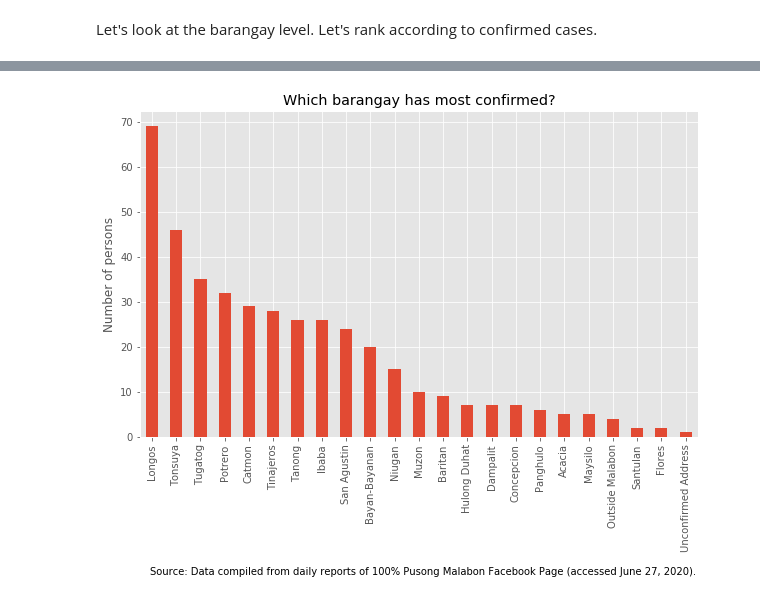
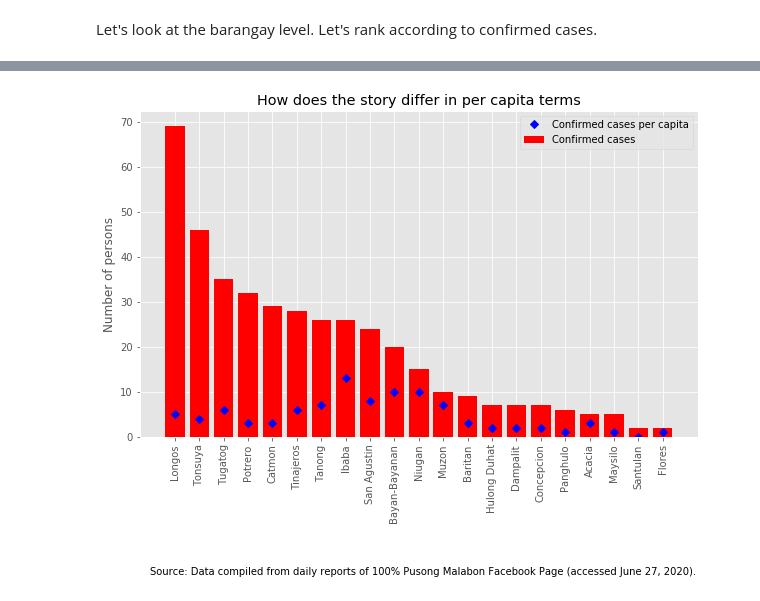
Before and after one commit to jessonpagaduan/covid_malabon, a Jupyter notebook: malabon-covid19.ipynb, the cells around one changed output, grey strips where cells are left out. Cells and saved outputs as stored; diff of their text form; code cells hidden in the pictures.

```diff
--- a/malabon-covid19.ipynb
+++ b/malabon-covid19.ipynb
@@ -493,0 +596,2 @@ df1.groupby(level=0).max().sort_values(by='confirmed', ascending=False).iloc[1:,
+# %%
+brgy_confirmed = df3.groupby(level=0).max().sort_values(by='confirmed', ascending=False).loc['Longos':, 'confirmed']
@@ -493,0 +720,2 @@ df1.groupby(level=0).max().sort_values(by='confirmed', ascending=False).iloc[1:,
+# %%
+confirmed_pc2 = df3.groupby(level=0).max().sort_values(by='confirmed', ascending=False).loc[:, 'confirmed_pc_4k']
@@ -493,0 +742,2 @@ df1.groupby(level=0).max().sort_values(by='confirmed', ascending=False).iloc[1:,
+# %%
+mask2 = confirmed_pc2.index.isin(['Malabon City', 'Outside Malabon', 'Unconfirmed Address'])
@@ -493,0 +764,2 @@ df1.groupby(level=0).max().sort_values(by='confirmed', ascending=False).iloc[1:,
+# %%
+mask3 = brgy_confirmed.index.isin(['Malabon City', 'Outside Malabon', 'Unconfirmed Address'])
@@ -494,10 +786,14 @@ df1.groupby(level=0).max().sort_values(by='confirmed', ascending=False).iloc[1:,
 # %%
-ax = df1.groupby(level=0).max().sort_values(by='confirmed', ascending=False).iloc[1:24, 1].plot(kind='bar', figsize=(10, 6))
-ax.set_title('Which barangay has most confirmed?')
+fig, ax = plt.subplots(figsize=(10, 6))
+ax.bar(brgy_confirmed.index[~mask3], brgy_confirmed[~mask3], color='red', label='Confirmed cases')
+ax.plot(confirmed_pc2[~mask2], 'bD', label='Confirmed cases per capita')
+plt.xticks(rotation=90)
+ax.set_title('How does the story differ in per capita terms')
 ax.set_xlabel('')
 ax.set_ylabel('Number of persons')
+ax.legend()
 ax.annotate('Source: Data compiled from daily reports of 100% Pusong Malabon Facebook Page (accessed June 27, 2020).',
             (0,0), (10,-130), xycoords='axes fraction', textcoords='offset points', va='top')
 plt.show()
 # %% [output]
-[figure, old version]
+[figure, new version]
```
Also changed, not shown: parts of 69 cells of this notebook.
